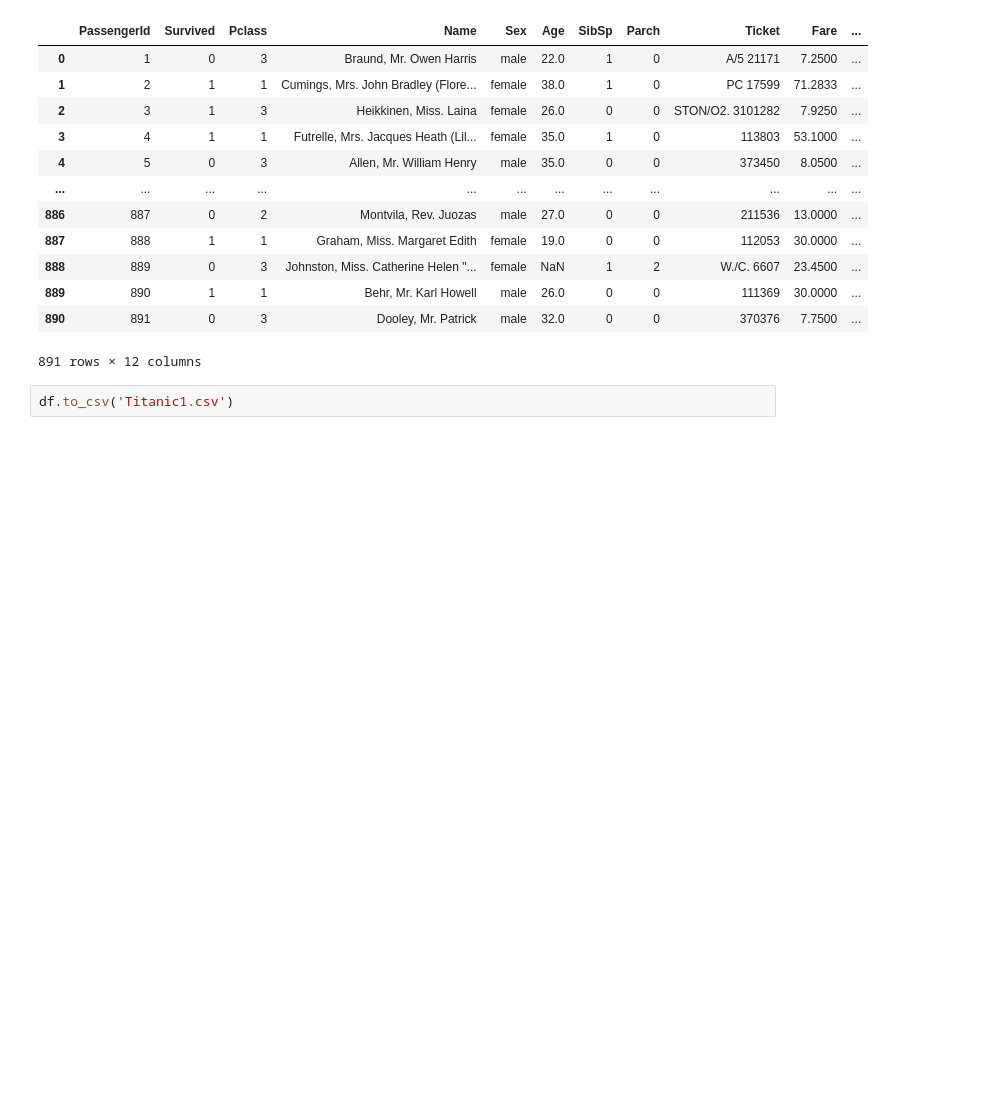
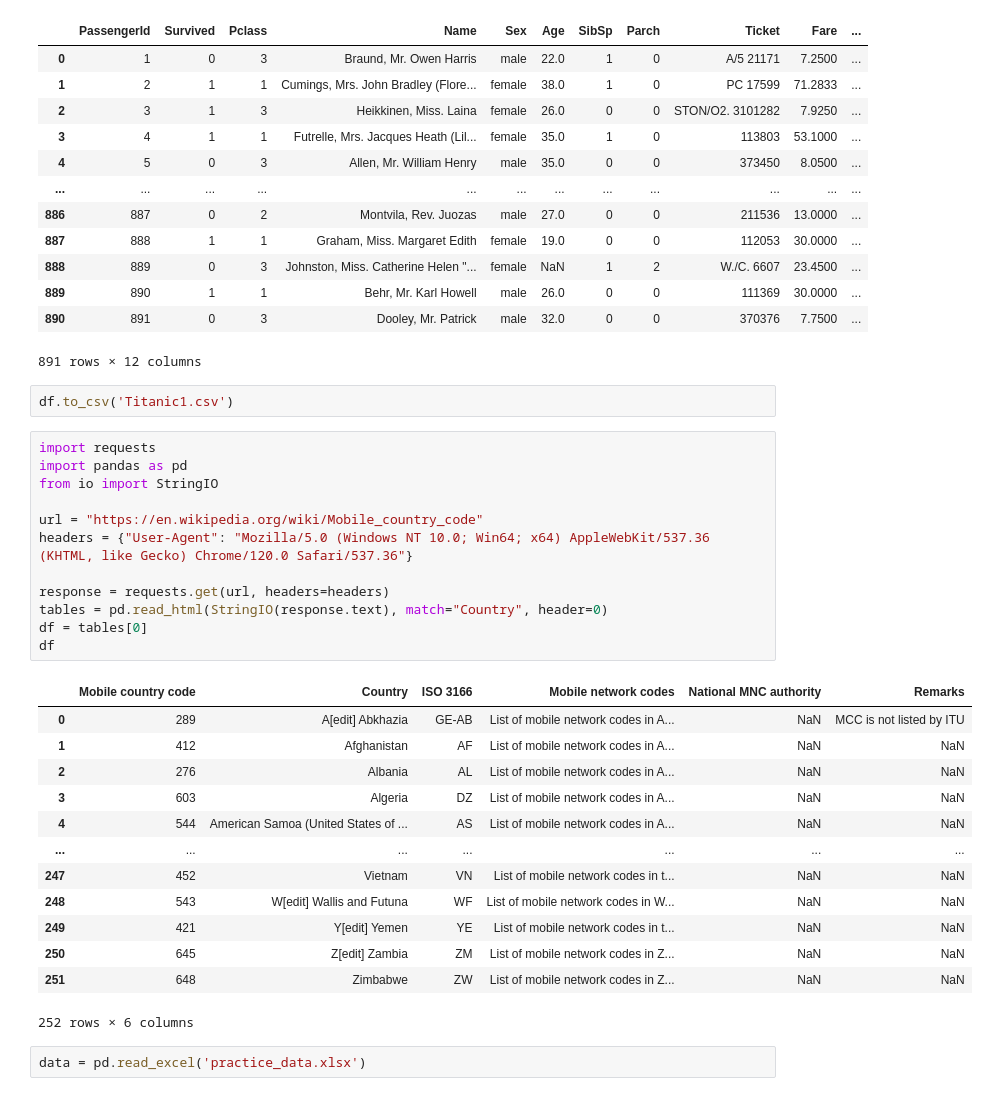
Before and after one commit to awais4212/Data-Science-Basics, a Jupyter notebook: Data Analysis/DataAnalysis.ipynb, the cells around one changed output. Drawn from its saved outputs; the diff is of its cells as text; blank space fills up the shorter version.

```diff
--- a/Data Analysis/DataAnalysis.ipynb
+++ b/Data Analysis/DataAnalysis.ipynb
@@ -689,3 +689,31 @@ df
 891 rows × 12 columns
 # %%
 df.to_csv('Titanic1.csv')
+# %%
+import requests
+import pandas as pd
+from io import StringIO
+
+url = "https://en.wikipedia.org/wiki/Mobile_country_code"
+headers = {"User-Agent": "Mozilla/5.0 (Windows NT 10.0; Win64; x64) AppleWebKit/537.36 (KHTML, like Gecko) Chrome/120.0 Safari/537.36"}
+
+response = requests.get(url, headers=headers)
+tables = pd.read_html(StringIO(response.text), match="Country", header=0)
+df = tables[0]
+df
+# %% [output]
+|  | Mobile country code | Country | ISO 3166 | Mobile network codes | National MNC authority | Remarks |
+| 0 | 289 | A[edit] Abkhazia | GE-AB | List of mobile network codes in A... | NaN | MCC is not listed by ITU |
+| 1 | 412 | Afghanistan | AF | List of mobile network codes in A... | NaN | NaN |
+| 2 | 276 | Albania | AL | List of mobile network codes in A... | NaN | NaN |
+| 3 | 603 | Algeria | DZ | List of mobile network codes in A... | NaN | NaN |
+| 4 | 544 | American Samoa (United States of ... | AS | List of mobile network codes in A... | NaN | NaN |
+| ... | ... | ... | ... | ... | ... | ... |
+| 247 | 452 | Vietnam | VN | List of mobile network codes in t... | NaN | NaN |
+| 248 | 543 | W[edit] Wallis and Futuna | WF | List of mobile network codes in W... | NaN | NaN |
+| 249 | 421 | Y[edit] Yemen | YE | List of mobile network codes in t... | NaN | NaN |
+| 250 | 645 | Z[edit] Zambia | ZM | List of mobile network codes in Z... | NaN | NaN |
+| 251 | 648 | Zimbabwe | ZW | List of mobile network codes in Z... | NaN | NaN |
+252 rows × 6 columns
+# %%
+data = pd.read_excel('practice_data.xlsx')
```
Also changed, not shown: parts of 1 cell of this notebook, 2 other files.
